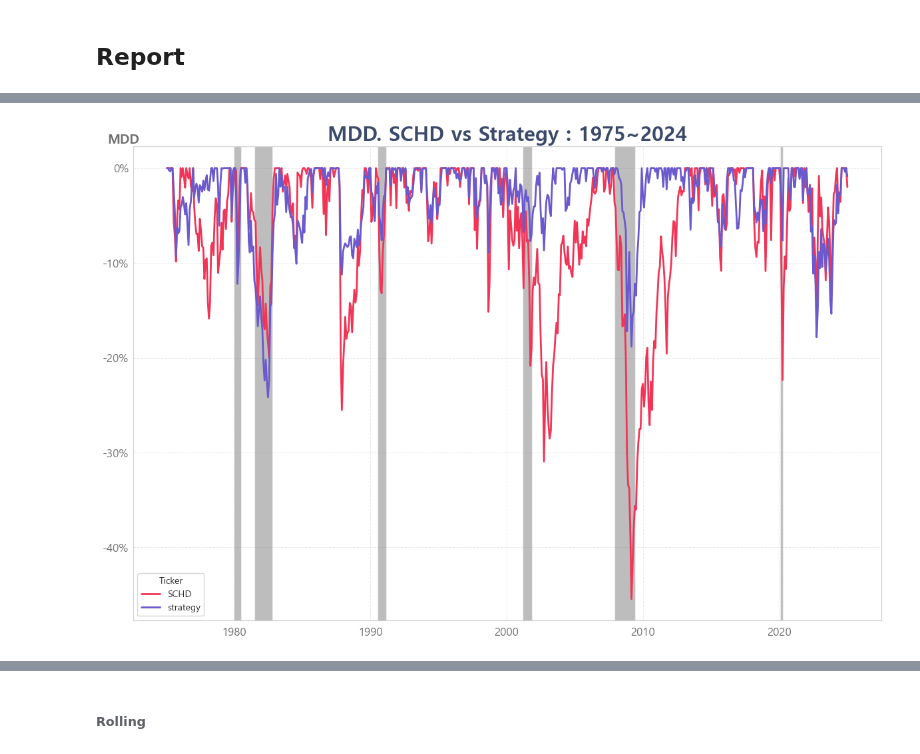
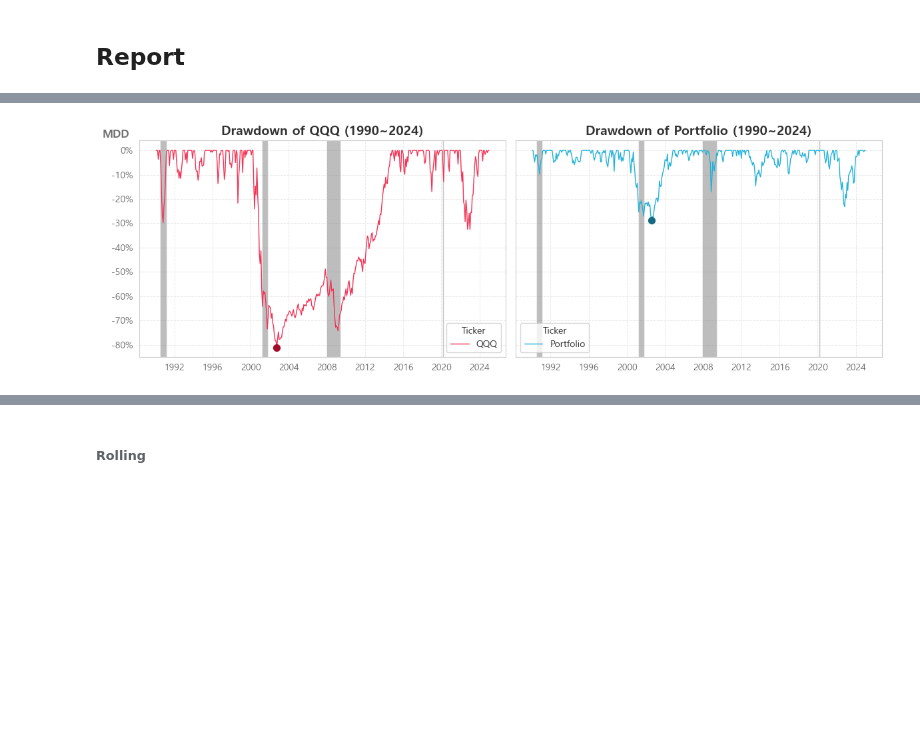
Before and after one commit to sdjhs0327/ws_fn, a Jupyter notebook: strategy/00_02_AWP.ipynb, the cells around one changed output, grey strips where cells are left out. Saved outputs shown, nothing was run; the diff lists cells and outputs as text; code cells hidden in the pictures; blank space fills up the shorter version.

```diff
--- a/strategy/00_02_AWP.ipynb
+++ b/strategy/00_02_AWP.ipynb
@@ -265,7 +282,7 @@ STEP1: dataload => eg. df = dataload('SPY', 'QQQ', 'IWM', 'VTI', 'VEA', 'VWO', '
 STEP2: cal_optimal => eg. process, obtimal, min_risk = cal_optimal(df)
 eg. process, obtimal, min_risk = cal_optimal(df)
 # %%
-process, obtimal, min_risk = allocator.cal_optimal(dataset_imputed_m, unit='monthly', rebalancing='m', d=5, min_edge=0)
+process, obtimal, min_risk = allocator.cal_optimal(dataset_m, unit='monthly', rebalancing='m', d=5, min_edge=0)
 # %% [output]
 총 231번 시행 예정
 1번째 시행 중
@@ -330,7 +381,9 @@ ratio = pd.DataFrame(list(obtimal.values[0][:-5]),
 ratio = list(ratio['ratio'])
 
 ## ratio = [0.5, 0.5, 0]
-result = allocator.cal_rebalancing(dataset_imputed_m, ratio=ratio, rebalancing='m', unit='monthly')
+result = allocator.cal_rebalancing(dataset_m, ratio=ratio, rebalancing='m', unit='monthly')
+result.rename(columns={'strategy':'Portfolio'}, inplace=True)
+result = result/result.iloc[0]*100
 # %% [markdown]
 ## Report
 # %%
@@ -390,4 +460,4 @@ anal_funcs.get_YTD_report(result, 'a')
 # %%
 ## 전고점대비 최대낙폭(MDD)
-MDD, HRR = anal_funcs.get_MDD_report(result, 'a')
-MDD
+mdd_df, hrr_df = anal_funcs.get_MDD_report(result, 'a')
+hrr_df = hrr_df*100
@@ -403,33 +464,61 @@ HRR = HRR*100
+# %%
+cols = ['QQQ', 'Portfolio']
 # %%
-_df = HRR[['SCHD', 'strategy']].dropna().reset_index()
-_df = _df.melt(id_vars='Date', value_vars=_df.columns, var_name='Ticker', value_name='Value')
+## 전고점대비 최대낙폭(MDD)
+data = hrr_df.copy()
 
-plt.figure(figsize=figsize)
-colors = [color_norm, color_cont3]
-lineplot = sns.lineplot(data=_df, x='Date', y='Value', hue='Ticker', palette=colors, linestyle='-', linewidth=2)
-plt.title(f"MDD. SCHD vs Strategy : {dataset_imputed_m.index[0].year}~{dataset_imputed_m.index[-1].year}", fontsize=22, fontweight="bold", color=color_basic)
-plt.ylabel("MDD", fontsize=14, labelpad=-40, fontweight="bold", color=color_around, loc="top", rotation=0)
-plt.xlabel("")
-plt.xticks(fontsize=12, color=color_around)
-plt.yticks(fontsize=12, color=color_around)
+colors = [color_norm, color_cont]  # 각 그래프에 사용할 색상
+colors_edge = [color_norm2, color_cont2]  # 각 그래프에 사용할 색상
+# 서브플롯 생성
+fig, axes = plt.subplots(1, len(cols), figsize=(12, 4), sharey=True)  # 가로 방향 서브플롯
 
+for i, asset in enumerate(cols):
+    # 데이터 전처리
+    _df = data[asset].dropna().reset_index()
+    _df = _df.melt(id_vars='Date', value_vars=_df.columns, var_name='Ticker', value_name='Value')
 
-# X축, Y축에 % 포맷터 적용
-plt.gca().yaxis.set_major_formatter(FuncFormatter(myfuncs.percent_formatter))
-# 눈금과 축 간격 줄이기
-plt.gca().tick_params(axis="y", pad=1)  # Y축 눈금 패딩 조정
+    # 현재 서브플롯 선택
+    ax = axes[i]
 
-# 그리드 추가
-plt.grid(color=color_around2, linestyle="--", linewidth=0.7, alpha=0.7)
+    # 라인 플롯
+    sns.lineplot(data=_df, x='Date', y='Value', hue='Ticker', palette=[colors[i]], linestyle='-', linewidth=1, ax=ax)
 
-plt.axvspan('1980-01-02', '1980-07-02', facecolor=color_around, alpha=0.45)
-plt.axvspan('1981-07-01', '1982-11-03', facecolor=color_around, alpha=0.45)
-plt.axvspan('1990-07-05', '1991-03-01', facecolor=color_around, alpha=0.45)
-plt.axvspan('2001-03-02', '2001-11-02', facecolor=color_around, alpha=0.45)
-plt.axvspan('2007-12-04', '2009-06-01', facecolor=color_around, alpha=0.45)
-plt.axvspan('2020-01-31', '2020-04-03', facecolor=color_around, alpha=0.45)
+    # 제목 및 축 설정
+    ax.set_title(f'Drawdown of {asset} ({data.index[0].year}~{data.index[-1].year})', fontsize=14, fontweight='bold', color=color_basic)
+    ax.set_ylabel("MDD", fontsize=12, labelpad=-20, fontweight="bold", color=color_around, rotation=0, loc="top")
+    ax.set_xlabel("")
+    ax.tick_params(axis="x", labelsize=10, colors=color_around)
+    ax.tick_params(axis="y", labelsize=10, colors=color_around)
 
-# 그래프 표시
+    # y축에 퍼센트 포맷 적용
+    ax.yaxis.set_major_formatter(FuncFormatter(myfuncs.percent_formatter))
+
+    # 그리드 추가
+    ax.grid(color=color_around2, linestyle="--", linewidth=0.7, alpha=0.7)
+
+    # mdd 지점
+    ax.scatter(hrr_df[asset].idxmin(), hrr_df[asset].min(), color=colors_edge[i], s=50, zorder=5)
+    print(hrr_df[asset].idxmin(), hrr_df[asset].min())
+
+    # 강조 영역 추가
+    highlight_periods = [
+        ('1980-01-02', '1980-07-02'),
+        ('1981-07-01', '1982-11-03'),
+        ('1990-07-05', '1991-03-01'),
+        ('2001-03-02', '2001-11-02'),
+        ('2007-12-04', '2009-06-01'),
+        ('2020-01-31', '2020-04-03')
+    ]
+    for start, end in highlight_periods:
+        start_date = pd.to_datetime(start)
+        end_date = pd.to_datetime(end)
+        if start_date > _df['Date'].max() or end_date < _df['Date'].min():
+            continue
+        adjusted_start = max(start_date, _df['Date'].min())
+        adjusted_end = min(end_date, _df['Date'].max())
+        ax.axvspan(adjusted_start, adjusted_end, facecolor=color_around, alpha=0.45)
+
+# 레이아웃 조정 및 표시
 plt.tight_layout()
 plt.show()
 # %% [output]
@@ -436 +527 @@ plt.show()
-[figure, old version]
+[figure, new version]
```
Also changed, not shown: parts of 31 cells of this notebook.
